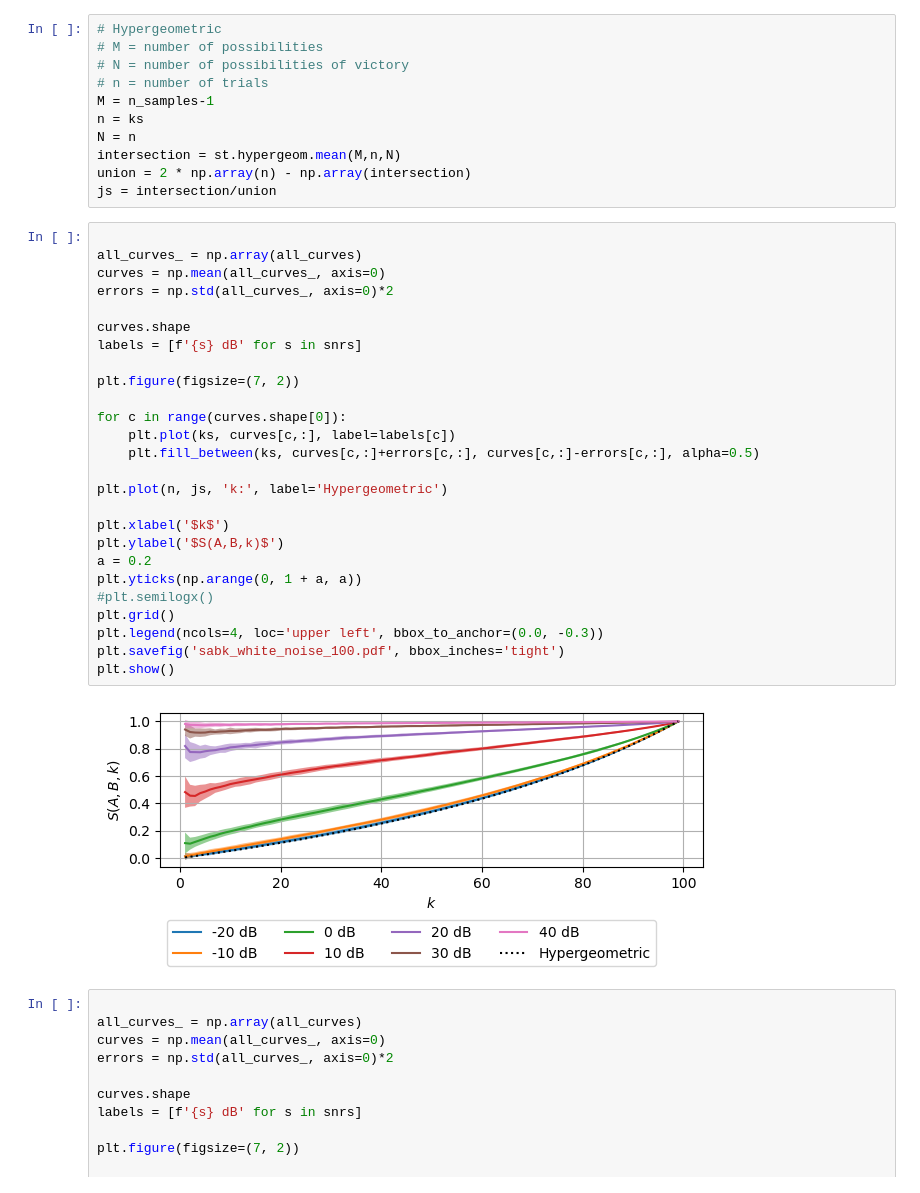
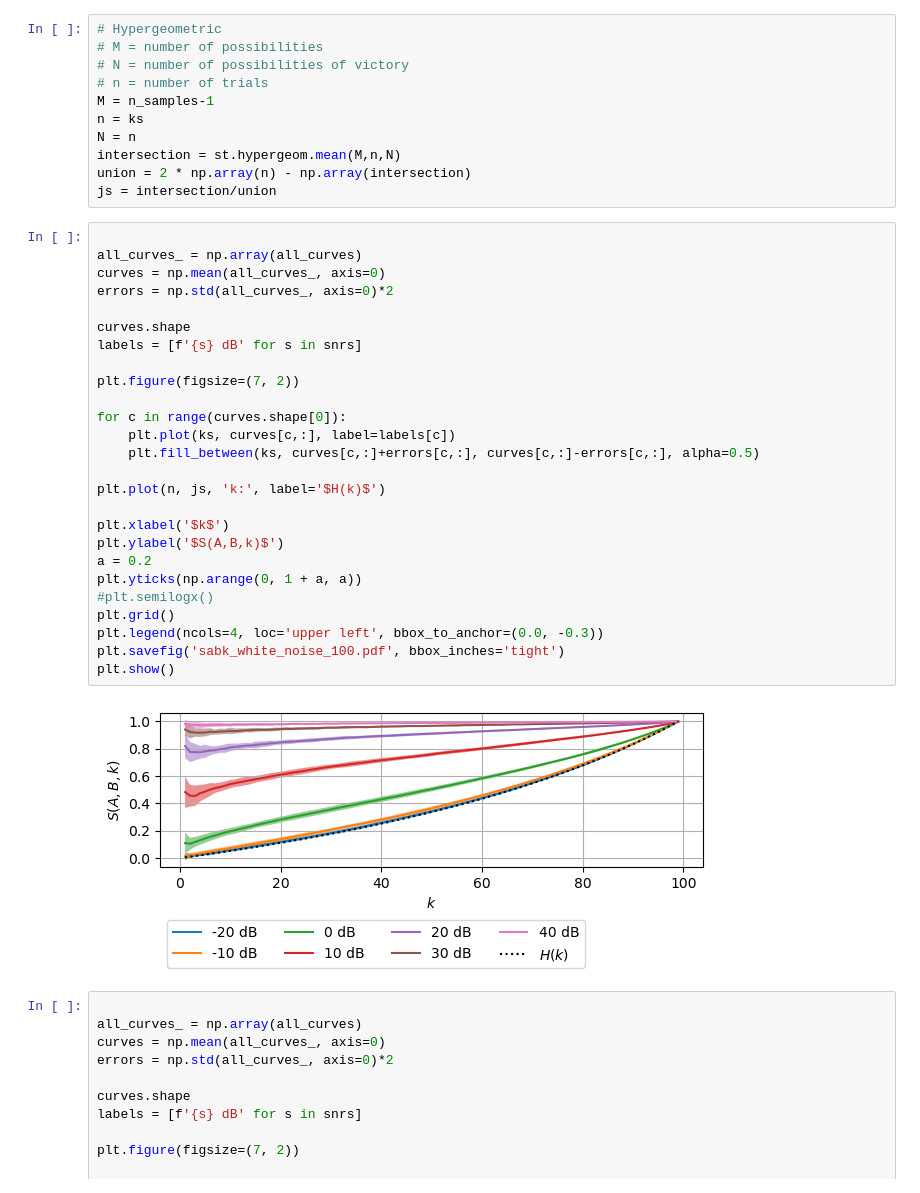
Before and after one commit to tiagoft/graph_structure, a Jupyter notebook: experiments/neurips2024/notebooks/theory_and_toy_problems.ipynb, the cells around one changed output. Cells and saved outputs as stored; diff of their text form.

```diff
--- a/experiments/neurips2024/notebooks/theory_and_toy_problems.ipynb
+++ b/experiments/neurips2024/notebooks/theory_and_toy_problems.ipynb
@@ -70,31 +70,31 @@ js = intersection/union
 # %%
 
 all_curves_ = np.array(all_curves)
 curves = np.mean(all_curves_, axis=0)
 errors = np.std(all_curves_, axis=0)*2
 
 curves.shape
 labels = [f'{s} dB' for s in snrs]
 
 plt.figure(figsize=(7, 2))
 
 for c in range(curves.shape[0]):
     plt.plot(ks, curves[c,:], label=labels[c])
     plt.fill_between(ks, curves[c,:]+errors[c,:], curves[c,:]-errors[c,:], alpha=0.5)
 
-plt.plot(n, js, 'k:', label='Hypergeometric')
+plt.plot(n, js, 'k:', label='$H(k)$')
 
 plt.xlabel('$k$')
 plt.ylabel('$S(A,B,k)$')
 a = 0.2
 plt.yticks(np.arange(0, 1 + a, a))
 #plt.semilogx()
 plt.grid()
 plt.legend(ncols=4, loc='upper left', bbox_to_anchor=(0.0, -0.3))
 plt.savefig('sabk_white_noise_100.pdf', bbox_inches='tight')
 plt.show()
 # %% [output]
-[figure, old version]
+[figure, new version]
 # %%
 
 all_curves_ = np.array(all_curves)
```
Also changed, not shown: parts of 10 cells of this notebook, 3 other files.
